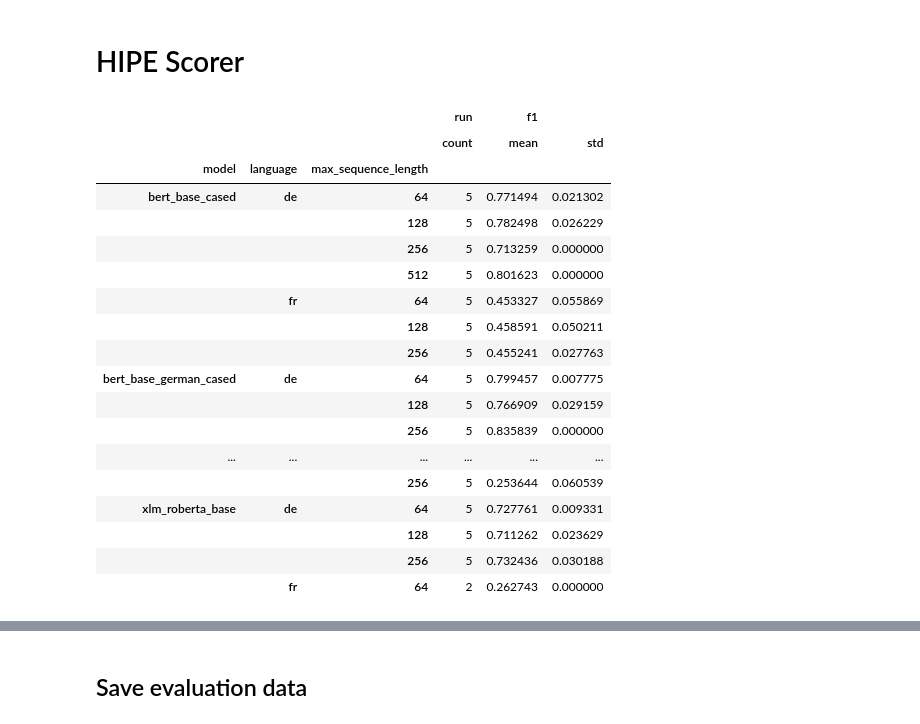
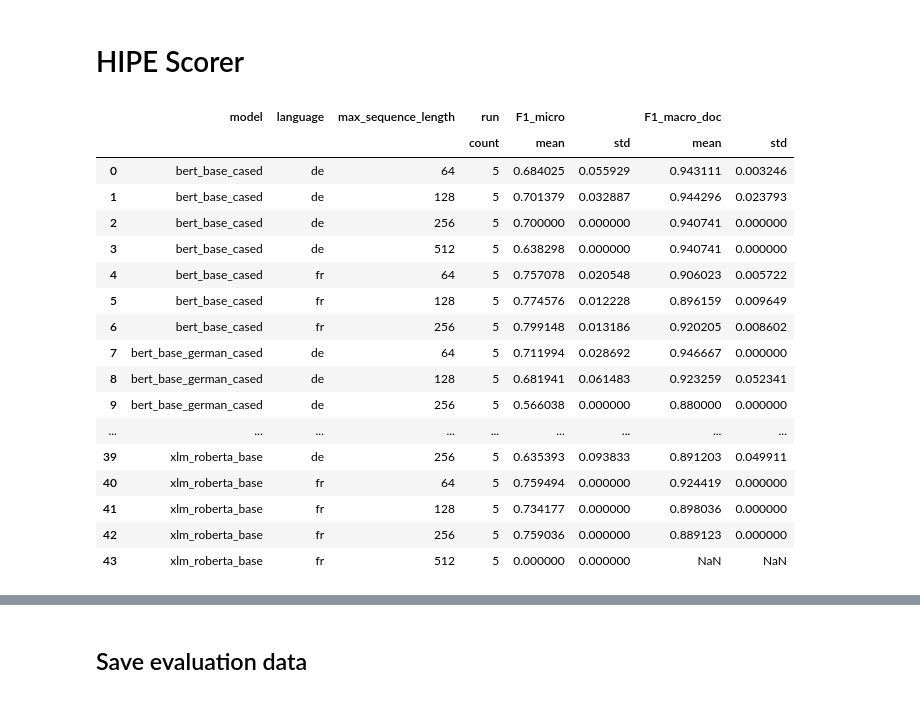
Before and after one commit to impresso/newsagency-classification, a Jupyter notebook: notebooks/model_evaluations.ipynb, the cells around one changed output, grey strips where cells are left out. Drawn from its saved outputs; the diff is of its cells as text; code cells hidden in the pictures.

Commit message:
added statistics (general, noisy ocr / time)

```diff
--- a/notebooks/model_evaluations.ipynb
+++ b/notebooks/model_evaluations.ipynb
@@ -11,5 +11,5 @@ import matplotlib.pyplot as plt
 import matplotlib.patches as mpatches
 import shutil
 # %%
-MODEL_OUTPUT = "experiments/"
+MODEL_OUTPUT = "experiments_old/"
 # %%
@@ -372,9 +337,0 @@ ne_test_metrics["model_bert_base_cased_max_sequence_length_64_epochs_3_run_multi
-# %%
-import datetime
-
-model_time = dict()
-for model in os.listdir(MODEL_OUTPUT):
-    model_path = os.path.join(MODEL_OUTPUT, model)
-    if os.path.isdir(model_path):
-        timestamp = os.path.getmtime(model_path)
-        model_time[model] = datetime.datetime.fromtimestamp(timestamp)
@@ -403,17 +346,30 @@ list(model_time.items())[85:100]
 # %% [markdown]
 ## Sentence-Level Classification
 # %%
+METRICS_LABELS = ["0", "1", "macro_avg", "accuracy"]
 sent_global_metrics = pd.DataFrame()
 
 for model in sent_test_metrics:
+    dev_metrics = sent_dev_metrics[model]
     test_metrics = sent_test_metrics[model]
-    chosen_metrics = test_metrics[test_metrics["label"].isin(["0", "1", "macro_avg"])]
+    chosen_dev_metrics = dev_metrics[dev_metrics["label"].isin(METRICS_LABELS)]
+    chosen_dev_metrics.insert(0, "set", "dev")
+    chosen_test_metrics = test_metrics[test_metrics["label"].isin(METRICS_LABELS)]
+    chosen_test_metrics.insert(0, "set", "test")
 
     #add model specifications at beginning of dataframe
     for i, items in enumerate(parse_model_name(model).items()):
         col, value = items
-        chosen_metrics.insert(i, col, value)
+        chosen_dev_metrics.insert(i, col, value)
+        chosen_test_metrics.insert(i, col, value)
 
-    sent_global_metrics = pd.concat([sent_global_metrics, chosen_metrics])
+    #save all in DataFrame
+    sent_global_metrics = pd.concat([sent_global_metrics, chosen_dev_metrics, chosen_test_metrics])
 
+#only get later experiments
+sent_global_metrics = sent_global_metrics[sent_global_metrics["run"].notna()]
+#for micro_avg, accuracy=precision=recall
+sent_global_metrics = sent_global_metrics.replace("_", None).fillna(method="backfill", axis=1)
+
+sent_global_metrics[["max_sequence_length", "epochs"]] = sent_global_metrics[["max_sequence_length", "epochs"]].astype(int)
 sent_global_metrics[["precision", "recall", "f1"]] = sent_global_metrics[["precision", "recall", "f1"]].astype(float)
@@ -490,22 +485,28 @@ ne_HIPE = ne_HIPE.sort_values(by=["model", "max_sequence_length", "suffix"])
 # %%
-ne_HIPE.groupby(["model", "language", "max_sequence_length"]).agg({"run": "count", "f1": [np.mean, np.std]})
+ne_HIPE = import_HIPE_results(suffix="")
+grouped_ne_HIPE = ne_HIPE.groupby(["model", "language", "max_sequence_length"]).agg(
+    {"run": "count",
+     "F1_micro": [np.mean, np.std],
+     "F1_macro_doc": [np.mean, np.std]}
+     ).reset_index()
+
+grouped_ne_HIPE
 # %% [output]
-|  |  |  | run | f1 |  |
-|  |  |  | count | mean | std |
-| model | language | max_sequence_length |  |  |  |
-| bert_base_cased | de | 64 | 5 | 0.771494 | 0.021302 |
-|  |  | 128 | 5 | 0.782498 | 0.026229 |
-|  |  | 256 | 5 | 0.713259 | 0.000000 |
-|  |  | 512 | 5 | 0.801623 | 0.000000 |
-|  | fr | 64 | 5 | 0.453327 | 0.055869 |
-|  |  | 128 | 5 | 0.458591 | 0.050211 |
-|  |  | 256 | 5 | 0.455241 | 0.027763 |
-| bert_base_german_cased | de | 64 | 5 | 0.799457 | 0.007775 |
-|  |  | 128 | 5 | 0.766909 | 0.029159 |
-|  |  | 256 | 5 | 0.835839 | 0.000000 |
-| ... | ... | ... | ... | ... | ... |
-|  |  | 256 | 5 | 0.253644 | 0.060539 |
-| xlm_roberta_base | de | 64 | 5 | 0.727761 | 0.009331 |
-|  |  | 128 | 5 | 0.711262 | 0.023629 |
-|  |  | 256 | 5 | 0.732436 | 0.030188 |
-|  | fr | 64 | 2 | 0.262743 | 0.000000 |
+|  | model | language | max_sequence_length | run | F1_micro |  | F1_macro_doc |  |
+|  |  |  |  | count | mean | std | mean | std |
+| 0 | bert_base_cased | de | 64 | 5 | 0.684025 | 0.055929 | 0.943111 | 0.003246 |
+| 1 | bert_base_cased | de | 128 | 5 | 0.701379 | 0.032887 | 0.944296 | 0.023793 |
+| 2 | bert_base_cased | de | 256 | 5 | 0.700000 | 0.000000 | 0.940741 | 0.000000 |
+| 3 | bert_base_cased | de | 512 | 5 | 0.638298 | 0.000000 | 0.940741 | 0.000000 |
+| 4 | bert_base_cased | fr | 64 | 5 | 0.757078 | 0.020548 | 0.906023 | 0.005722 |
+| 5 | bert_base_cased | fr | 128 | 5 | 0.774576 | 0.012228 | 0.896159 | 0.009649 |
+| 6 | bert_base_cased | fr | 256 | 5 | 0.799148 | 0.013186 | 0.920205 | 0.008602 |
+| 7 | bert_base_german_cased | de | 64 | 5 | 0.711994 | 0.028692 | 0.946667 | 0.000000 |
+| 8 | bert_base_german_cased | de | 128 | 5 | 0.681941 | 0.061483 | 0.923259 | 0.052341 |
+| 9 | bert_base_german_cased | de | 256 | 5 | 0.566038 | 0.000000 | 0.880000 | 0.000000 |
+| ... | ... | ... | ... | ... | ... | ... | ... | ... |
+| 39 | xlm_roberta_base | de | 256 | 5 | 0.635393 | 0.093833 | 0.891203 | 0.049911 |
+| 40 | xlm_roberta_base | fr | 64 | 5 | 0.759494 | 0.000000 | 0.924419 | 0.000000 |
+| 41 | xlm_roberta_base | fr | 128 | 5 | 0.734177 | 0.000000 | 0.898036 | 0.000000 |
+| 42 | xlm_roberta_base | fr | 256 | 5 | 0.759036 | 0.000000 | 0.889123 | 0.000000 |
+| 43 | xlm_roberta_base | fr | 512 | 5 | 0.000000 | 0.000000 | NaN | NaN |
```
Also changed, not shown: parts of 51 cells of this notebook, 2 other files.
